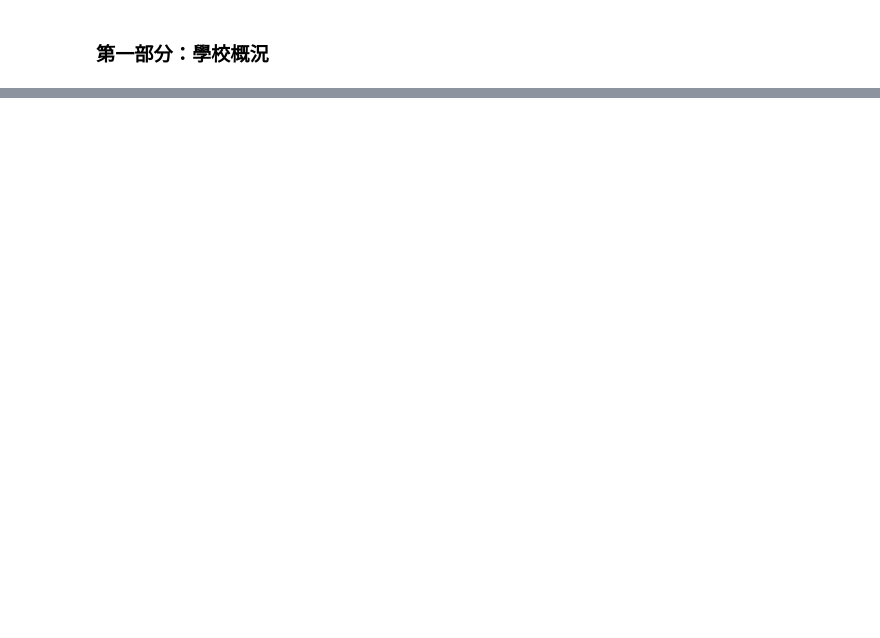
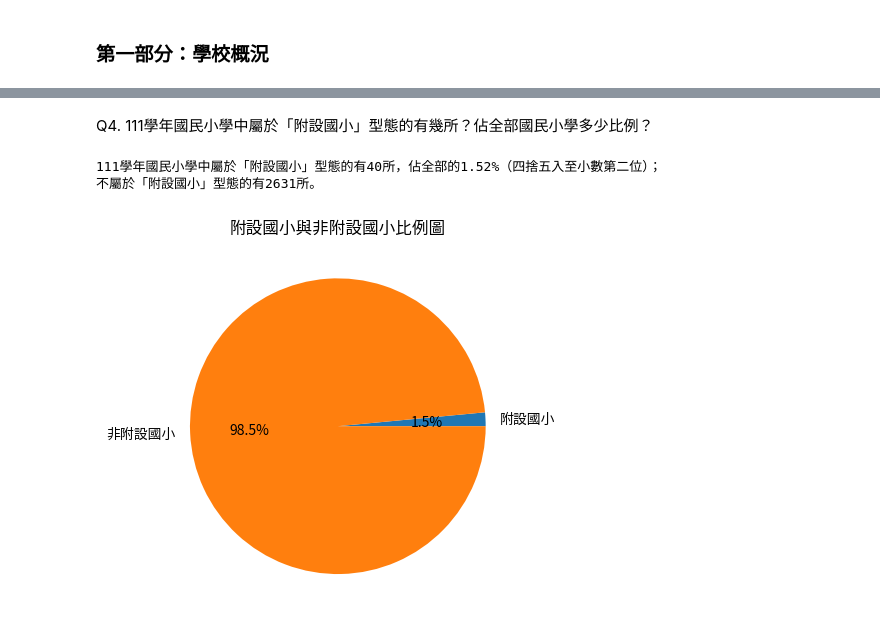
Before and after one commit to 40900114E/LATIA112-1, a Jupyter notebook: hw1.ipynb, the cells around one changed output, grey strips where cells are left out. Cells and saved outputs as stored; diff of their text form; code cells hidden in the pictures; blank space fills up the shorter version.

```diff
--- a/hw1.ipynb
+++ b/hw1.ipynb
@@ -76,0 +159,20 @@ ValueError: ignored
+# %% [markdown]
+Q4. 111學年國民小學中屬於「附設國小」型態的有幾所？佔全部國民小學多少比例？
+# %%
+# 找出所有學校名稱內含有「附設國小」的資料
+schoolsp_count = df[df["學校名稱"].str.contains("附設國小")]
+# 算出比例
+schoolsp_proportion = round((len(schoolsp_count)/(len(df["學校代碼"])-len(schoolsp_count)))*100,2)
+
+print(f"111學年國民小學中屬於「附設國小」型態的有{len(schoolsp_count)}所，佔全部的{schoolsp_proportion}%（四捨五入至小數第二位）；\n不屬於「附設國小」型態的有{len(df['學校代碼'])-len(schoolsp_count)}所。\n\n")
+
+# 繪製圓餅圖
+sizes = [len(schoolsp_count),len(df['學校代碼'])-len(schoolsp_count)]
+labels = ["附設國小","非附設國小"]
+plt.pie(sizes, labels = labels, autopct="%.1f%%")
+plt.title("附設國小與非附設國小比例圖")
+plt.show()
+# %% [output]
+111學年國民小學中屬於「附設國小」型態的有40所，佔全部的1.52%（四捨五入至小數第二位）；
+不屬於「附設國小」型態的有2631所。
+[figure, added]
```
Also changed, not shown: parts of 26 cells of this notebook.
